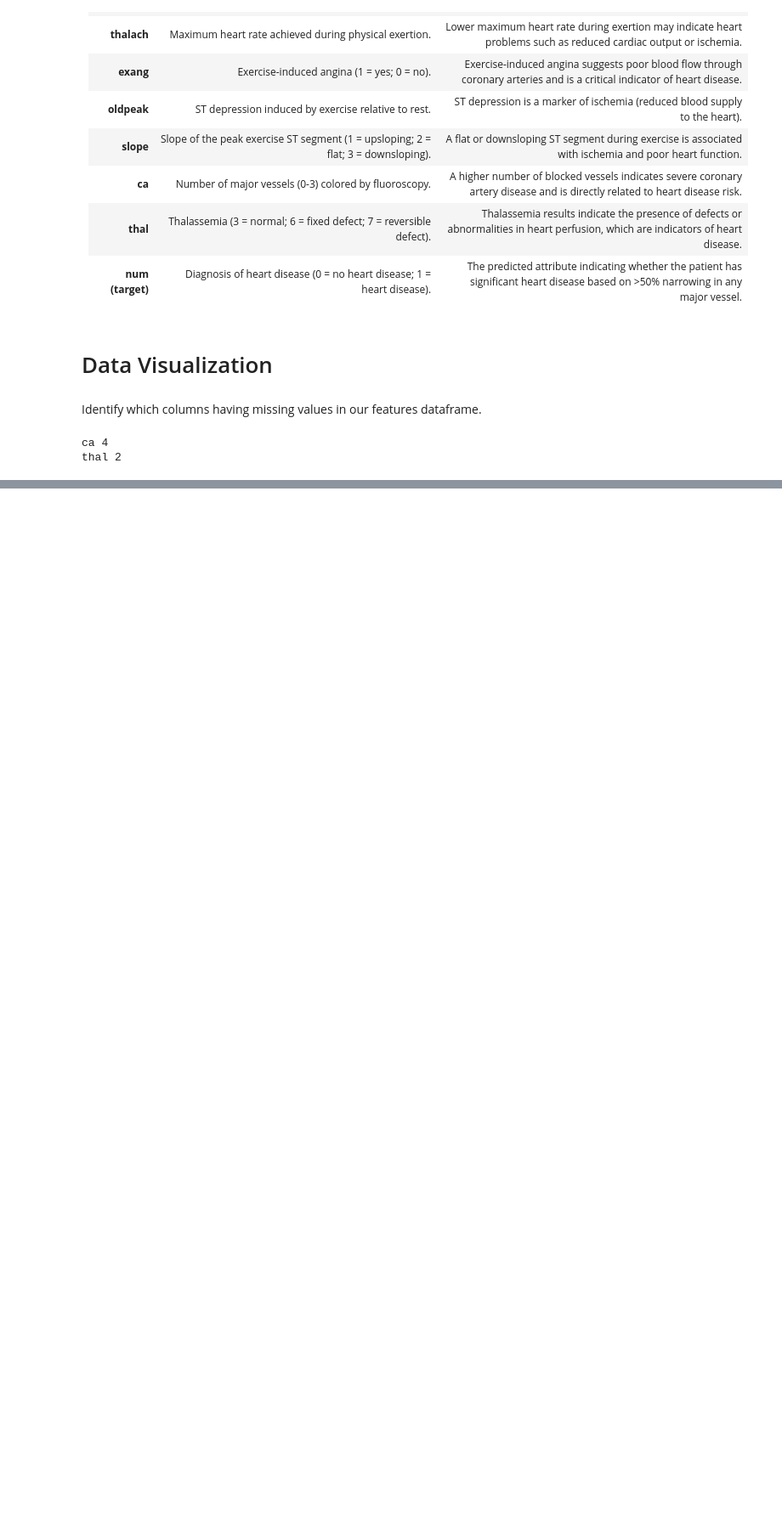
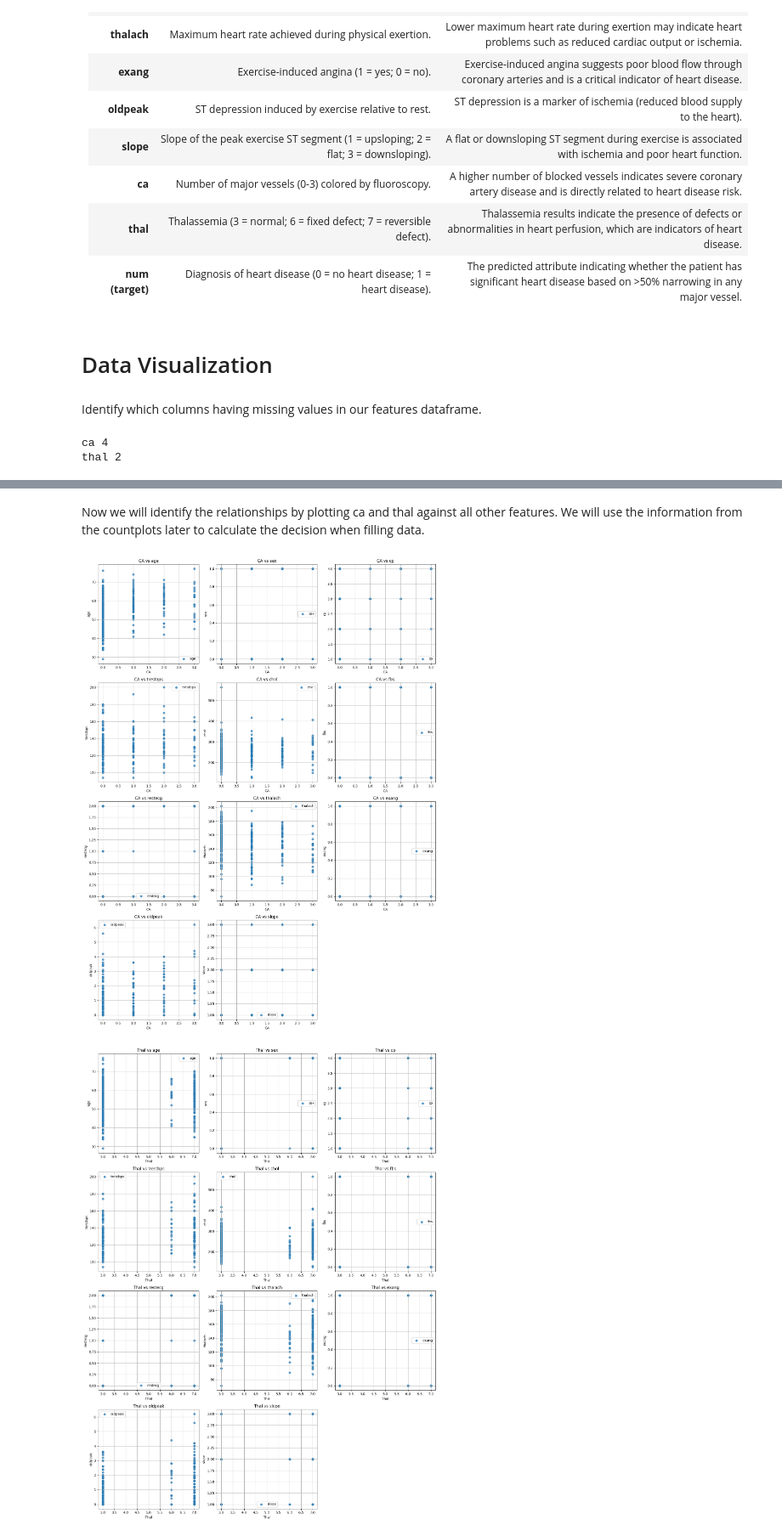
Before and after one commit to 00raymond/aiindustryproject, a Jupyter notebook: notebook.ipynb, the cells around one changed output, grey strips where cells are left out. Shown at 85% size. Cells and saved outputs as stored; diff of their text form; code cells hidden in the pictures; blank space fills up the shorter version.

```diff
--- a/notebook.ipynb
+++ b/notebook.ipynb
@@ -67,0 +86,51 @@ thal is an indication of abnormalities in heart perfusion. 3 is normal, 6 is fix
+# %% [markdown]
+Now we will identify the relationships by plotting ca and thal against all other features. We will use the information from the countplots later to calculate the decision when filling data.
+# %%
+# Plot ca against all other columns except ca and thal
+cols = [col for col in X_df.columns if col not in ['ca', 'thal']]
+
+# dynamically organize columns into rows on display
+cols_per_row = 3
+total_plots = len(cols)
+rows = (total_plots + cols_per_row - 1) // cols_per_row
+
+fig, axes = plt.subplots(rows, cols_per_row, figsize=(15, rows * 5))
+axes = axes.flatten()
+for i, col in enumerate(cols):
+    ax = axes[i]
+    ax.scatter(X_df['ca'], X_df[col], alpha=0.7, label=col)
+    ax.set_title(f'CA vs {col}')
+    ax.set_xlabel('CA')
+    ax.set_ylabel(col)
+    ax.legend()
+    ax.grid(True)
+
+# hide unused subplots
+for i in range(len(cols), len(axes)):
+    fig.delaxes(axes[i])
+
+plt.tight_layout()
+plt.show()
+
+# plot Thal against all other columns except CA and Thal
+fig, axes = plt.subplots(rows, cols_per_row, figsize=(15, rows * 5))
+axes = axes.flatten()
+
+for i, col in enumerate(cols):
+    ax = axes[i]
+    ax.scatter(X_df['thal'], X_df[col], alpha=0.7, label=col)
+    ax.set_title(f'Thal vs {col}')
+    ax.set_xlabel('Thal')
+    ax.set_ylabel(col)
+    ax.legend()
+    ax.grid(True)
+
+# Hide unused subplots
+for i in range(len(cols), len(axes)):
+    fig.delaxes(axes[i])
+
+plt.tight_layout()
+plt.show()
+# %% [output]
+[figure, added]
+[figure, added]
```
Also changed, not shown: parts of 5 cells of this notebook.
